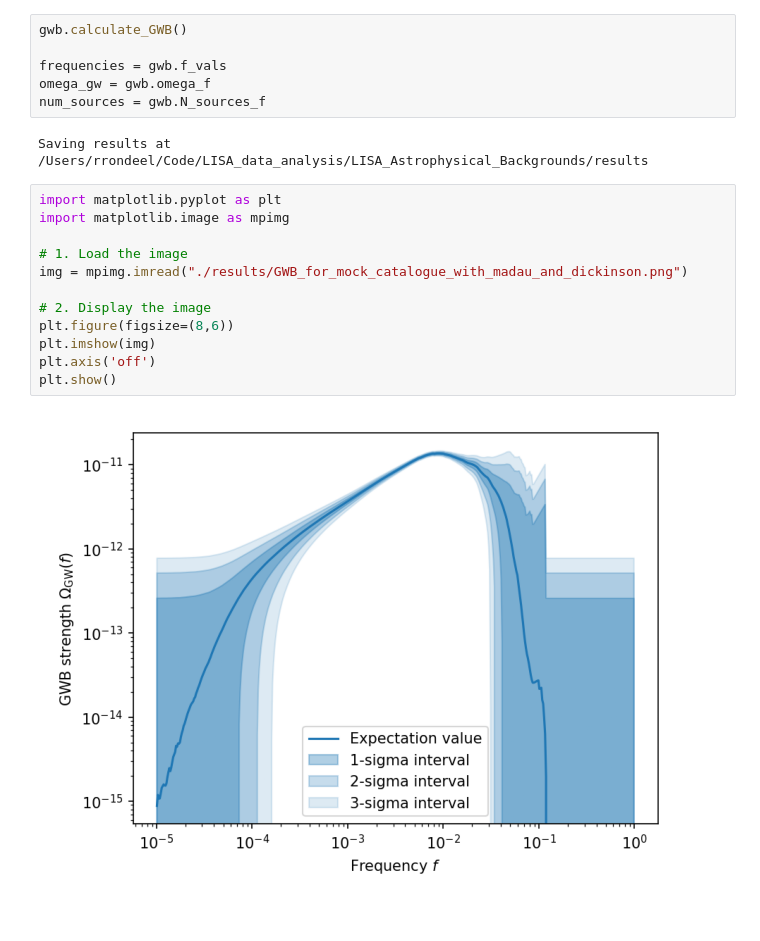
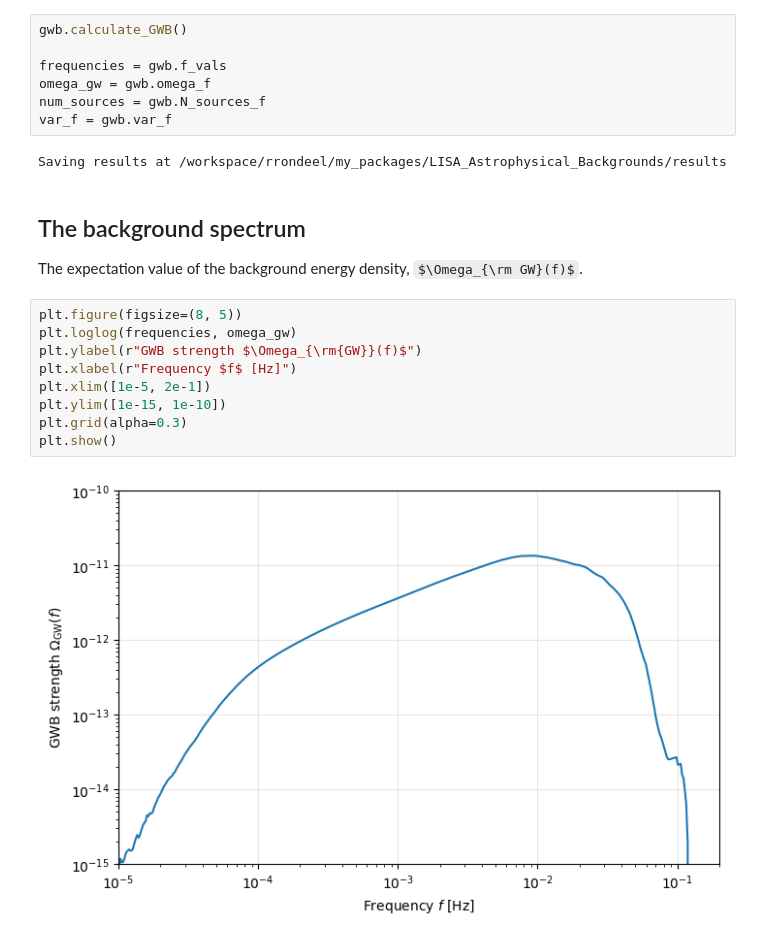
Before and after one commit to coen-rondeel/LISA_Astrophysical_Backgrounds, a Jupyter notebook: scripts/example_run.ipynb, the cells around one changed output. Drawn from its saved outputs; the diff is of its cells as text; some formulas as TeX source.

```diff
--- a/scripts/example_run.ipynb
+++ b/scripts/example_run.ipynb
@@ -13,19 +40,21 @@ gwb.calculate_GWB()
 frequencies = gwb.f_vals
 omega_gw = gwb.omega_f
 num_sources = gwb.N_sources_f
+var_f = gwb.var_f
 # %% [output]
-Saving results at /Users/rrondeel/Code/LISA_data_analysis/LISA_Astrophysical_Backgrounds/results
+Saving results at /workspace/rrondeel/my_packages/LISA_Astrophysical_Backgrounds/results
-# %%
-import matplotlib.pyplot as plt
-import matplotlib.image as mpimg
-
-# 1. Load the image
-img = mpimg.imread("./results/GWB_for_mock_catalogue_with_madau_and_dickinson.png")
-
-# 2. Display the image
-plt.figure(figsize=(8,6))
-plt.imshow(img)
-plt.axis('off')
-plt.show()
-# %% [output]
-[figure, removed]
+# %% [markdown]
+## The background spectrum
+
+The expectation value of the background energy density, $\Omega_{\rm GW}(f)$.
+# %%
+plt.figure(figsize=(8, 5))
+plt.loglog(frequencies, omega_gw)
+plt.ylabel(r"GWB strength $\Omega_{\rm{GW}}(f)$")
+plt.xlabel(r"Frequency $f$ [Hz]")
+plt.xlim([1e-5, 2e-1])
+plt.ylim([1e-15, 1e-10])
+plt.grid(alpha=0.3)
+plt.show()
+# %% [output]
+[figure, added]
```
Also changed, not shown: parts of 10 cells of this notebook, 7 other files.
